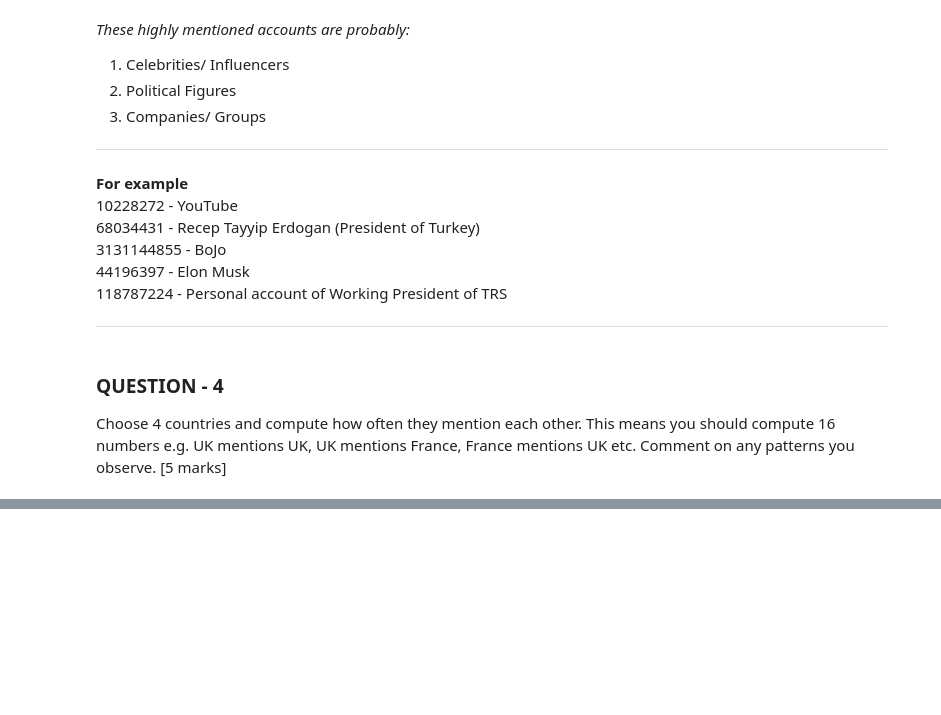
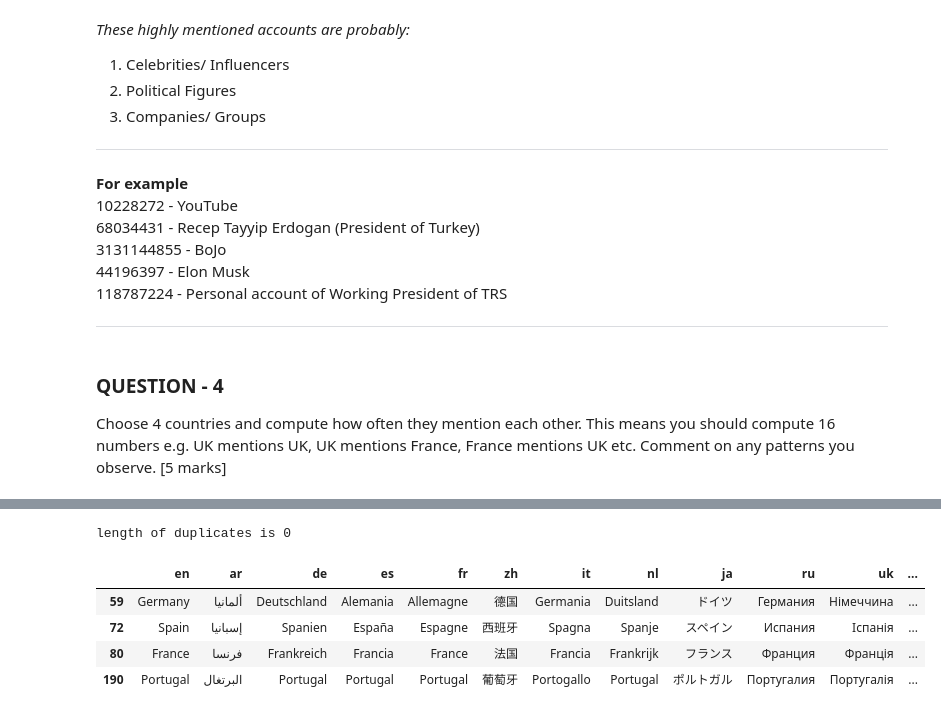
Before and after one commit to katoxiv/X-Notebooks, a Jupyter notebook: Twitter_Coursework/02_Users.ipynb, the cells around one changed output, grey strips where cells are left out. Cells and saved outputs as stored; diff of their text form; code cells hidden in the pictures; blank space fills up the shorter version.

```diff
--- a/Twitter_Coursework/02_Users.ipynb
+++ b/Twitter_Coursework/02_Users.ipynb
@@ -417,0 +421,43 @@ the length of the df is 16446394
+# %%
+# https://www.kaggle.com/datasets/prasertk/country-name-in-different-languages
+country_codes = pd.read_csv(
+    os.path.join(
+        os.getcwd() , 'country name in different languages.csv'
+        )
+    )
+
+# Let's randomly decide on 4 countries for now.
+country_list = ['France' , 'Germany' , 'Spain' , 'Portugal']
+
+# Let's get these countries and the different names they're called by!
+restricted_country_names = country_codes[country_codes['en'].isin(country_list)].drop('country_code' , axis = 1)
+# restricted_country_names = country_codes.drop('country_code' , axis = 1)
+
+pivoted_country_names = pd.melt(
+    restricted_country_names, id_vars=['en'], var_name='language', value_name='name'
+    )[['en' , 'name']].drop_duplicates()
+
+# English names are being left out - add them back in
+english_names = [
+    ['Germany' , 'Germany'],
+    ['France' , 'France'],
+    ['Spain' , 'Spain'],
+    ['Portugal' , 'Portugal'],
+]
+
+english_name_df = pd.DataFrame(english_names , columns = ['en' , 'name'])
+pivoted_country_names = pd.concat([pivoted_country_names , english_name_df] , axis = 0).drop_duplicates()
+
+# Names repeated? - Check
+t1 = pivoted_country_names.groupby('name').agg('count').sort_values('en' , ascending = False)
+print(f'length of duplicates is {len(t1[t1["en"]>1])}') # turn into assertion
+# %% [output]
+length of duplicates is 0
+# %%
+country_codes[country_codes['en'].isin(country_list)].drop('country_code' , axis = 1)
+# %% [output]
+|  | en | ar | de | es | fr | zh | it | nl | ja | ru | uk | ... |
+| 59 | Germany | ألمانيا | Deutschland | Alemania | Allemagne | 德国 | Germania | Duitsland | ドイツ | Германия | Німеччина | ... |
+| 72 | Spain | إسبانيا | Spanien | España | Espagne | 西班牙 | Spagna | Spanje | スペイン | Испания | Іспанія | ... |
+| 80 | France | فرنسا | Frankreich | Francia | France | 法国 | Francia | Frankrijk | フランス | Франция | Франція | ... |
+| 190 | Portugal | البرتغال | Portugal | Portugal | Portugal | 葡萄牙 | Portogallo | Portugal | ポルトガル | Португалия | Португалія | ... |
```
Also changed, not shown: parts of 21 cells of this notebook, 1 other file.
